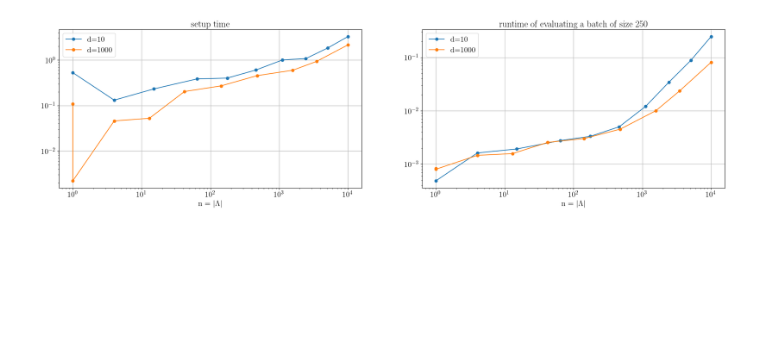
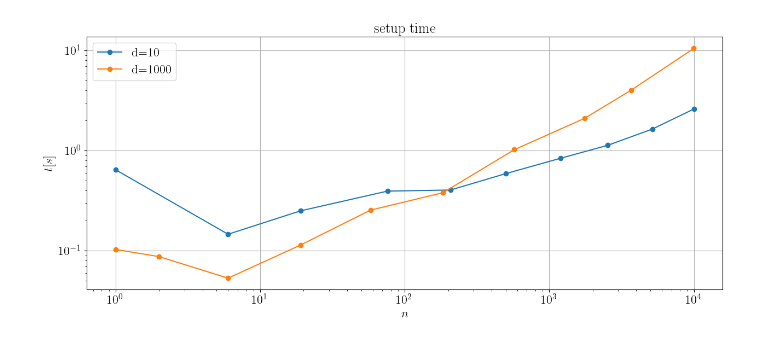
Before and after one commit to JoWestermann/smolyax, a Jupyter notebook: notebooks/smolyak_runtime.ipynb, the cells around one changed output. Saved outputs shown, nothing was run; the diff lists cells and outputs as text; code cells hidden in the pictures; blank space fills up the shorter version.

Commit message:
Reworked runtime notebook

```diff
--- a/notebooks/smolyak_runtime.ipynb
+++ b/notebooks/smolyak_runtime.ipynb
@@ -18,11 +25,8 @@ def target_f(x, theta, r) :
 # %%
-r, theta = 2., .1
 dimensions = [10,1000]
 batchsize = 250
-n_max = 10000
+m_max = 10000
 n_tests = 10
-
-f = lambda x : target_f(x, theta, r)
 
 cost_setup = np.zeros((len(dimensions), n_tests))
 cost_eval = np.zeros((len(dimensions), n_tests))
@@ -31,8 +35,9 @@ ns = np.zeros((len(dimensions), n_tests))
 for i, d in enumerate(dimensions) :
     node_gen = nodes.Leja(dim=d)
     k  = [np.log((ki+2)**(r)/theta) for ki in range(d)]
-    max_t = indices.find_approximate_threshold(k, n_max, node_gen.is_nested)
-    for j, t in enumerate(np.linspace(1,max_t,n_tests)) :
+    max_t = indices.find_approximate_threshold(k, m_max, node_gen.is_nested)
+
+    for j, t in enumerate(np.linspace(2, max_t, n_tests)) :
 
         # measure setup time
         t_start = time.time()
@@ -48,11 +59,7 @@ for i, d in enumerate(dimensions) :
 # %%
-fig, axes = plt.subplots(1, 2, figsize=(25,6))
-
+fig, ax = plt.subplots(1, 1, figsize=(15,6))
 for i, d in enumerate(dimensions) :
-    axes[0].loglog(ns[i], cost_setup[i], marker='o', label=rf'd={d}')
-    axes[1].loglog(ns[i], cost_eval[i], marker='o', label=rf'd={d}')
-
-for ax, title in zip(axes, [rf'setup time', rf'runtime of evaluating a batch of size {batchsize}']) :
-    ax.set_xlabel(r'n = $|\Lambda|$'); ax.grid(); ax.legend(); ax.set_title(title);
+    ax.loglog(ns[i], cost_setup[i], marker='o', label=rf'd={d}')
+ax.set_xlabel(r'$n$'); ax.set_ylabel(r'$t [s]$'); ax.grid(); ax.legend(); ax.set_title(rf'setup time');
 # %% [output]
-[figure, old version]
+[figure, new version]
```
Also changed, not shown: parts of 9 cells of this notebook.
